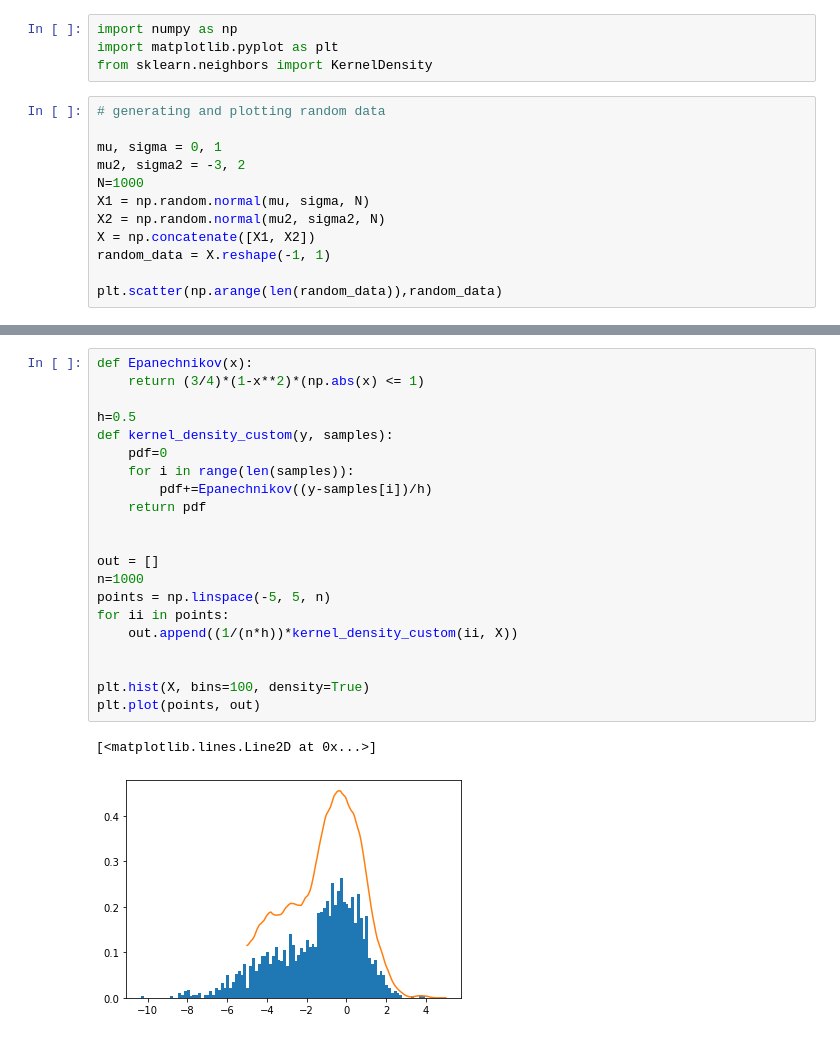
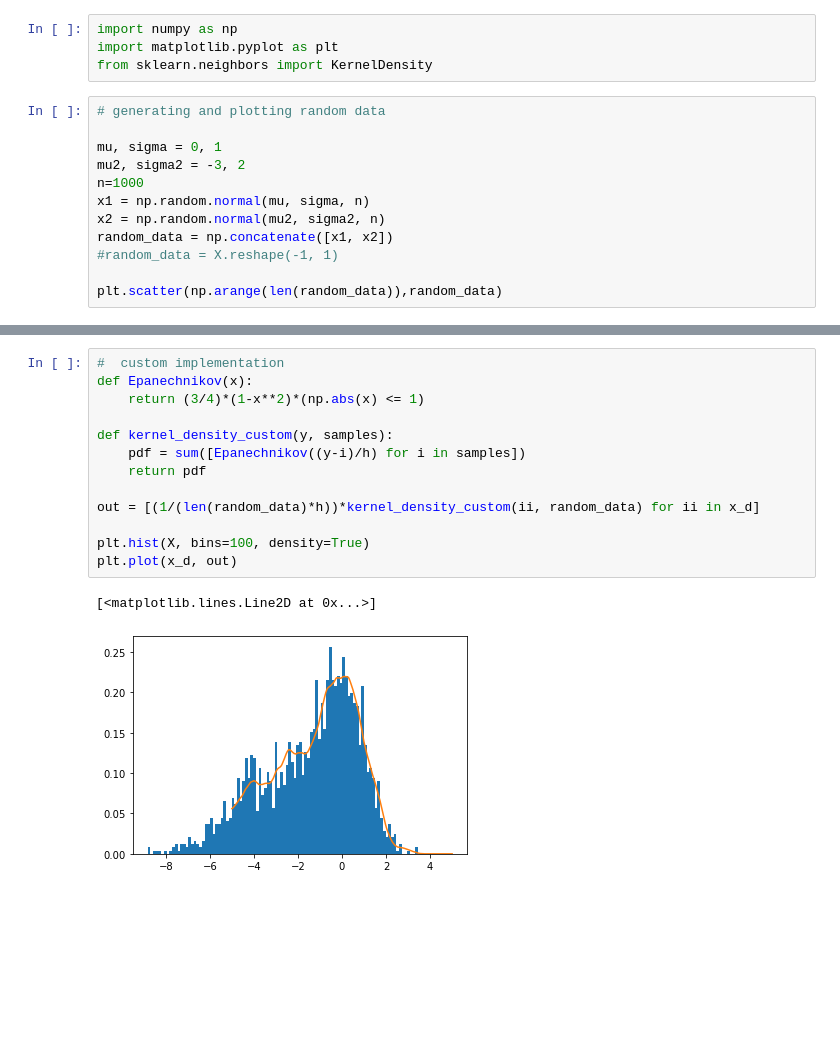
Before and after one commit to teslami/Machine-Learning, a Jupyter notebook: Kernel_density_estimation.ipynb, the cells around one changed output, grey strips where cells are left out. Drawn from its saved outputs; the diff is of its cells as text; blank space fills up the shorter version.

Commit message:
fix bug in computing custom kde, code refactor

```diff
--- a/Kernel_density_estimation.ipynb
+++ b/Kernel_density_estimation.ipynb
@@ -14,11 +14,11 @@ from sklearn.neighbors import KernelDensity
 
 mu, sigma = 0, 1
 mu2, sigma2 = -3, 2
-N=1000
-X1 = np.random.normal(mu, sigma, N)
-X2 = np.random.normal(mu2, sigma2, N)
-X = np.concatenate([X1, X2])
-random_data = X.reshape(-1, 1)
+n=1000
+x1 = np.random.normal(mu, sigma, n)
+x2 = np.random.normal(mu2, sigma2, n)
+random_data = np.concatenate([x1, x2])
+#random_data = X.reshape(-1, 1)
 
 plt.scatter(np.arange(len(random_data)),random_data)
 # %% [output]
@@ -42,24 +44,16 @@ plt.plot(x_d,density)
 # %%
+#  custom implementation
 def Epanechnikov(x):
     return (3/4)*(1-x**2)*(np.abs(x) <= 1)
 
-h=0.5
 def kernel_density_custom(y, samples):
-    pdf=0
-    for i in range(len(samples)):
-        pdf+=Epanechnikov((y-samples[i])/h)
+    pdf = sum([Epanechnikov((y-i)/h) for i in samples])
     return pdf
 
-
-out = []
-n=1000
-points = np.linspace(-5, 5, n)
-for ii in points:
-    out.append((1/(n*h))*kernel_density_custom(ii, X))
-
+out = [(1/(len(random_data)*h))*kernel_density_custom(ii, random_data) for ii in x_d]
 
 plt.hist(X, bins=100, density=True)
-plt.plot(points, out)
+plt.plot(x_d, out)
 # %% [output]
 [<matplotlib.lines.Line2D at 0x...>]
-[figure, old version]
+[figure, new version]
```
Also changed, not shown: parts of 4 cells of this notebook.
